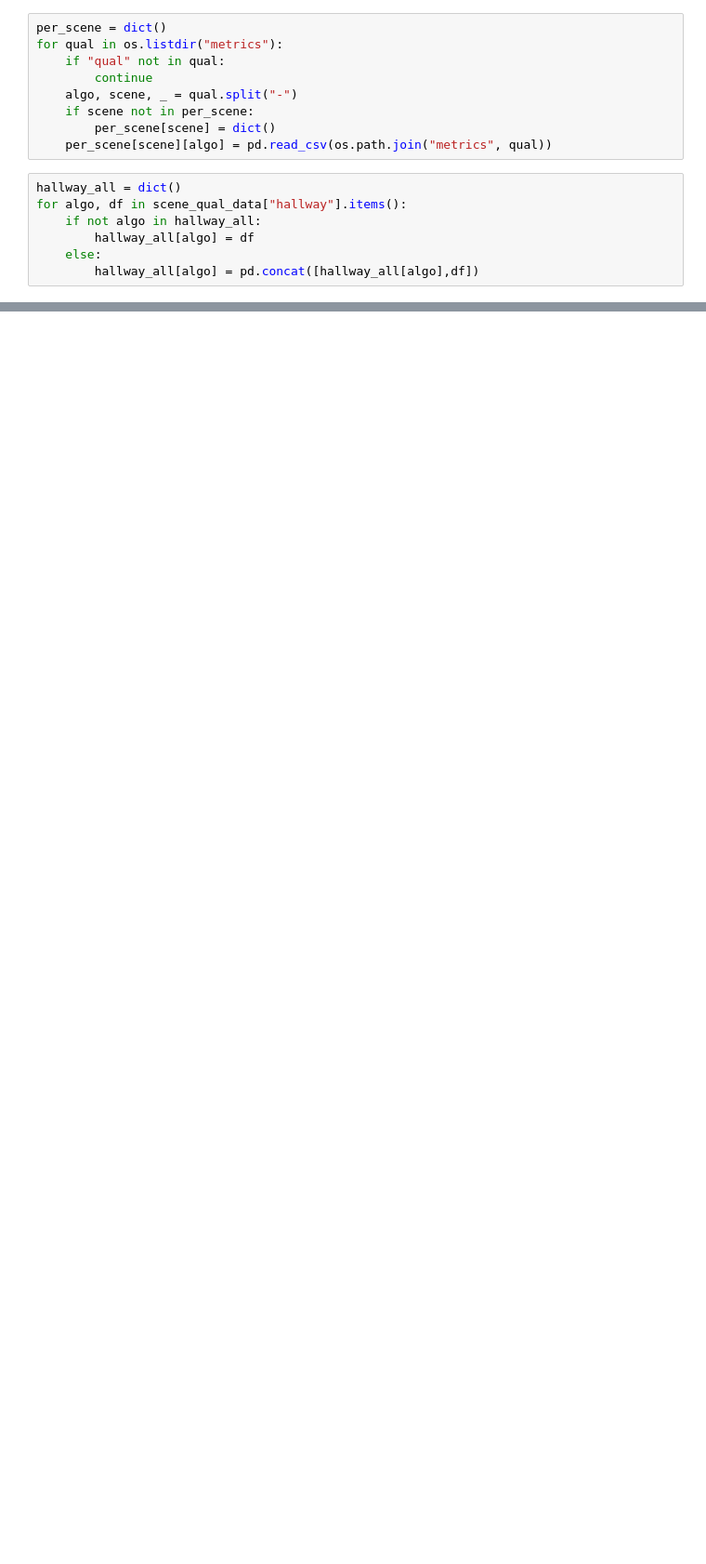
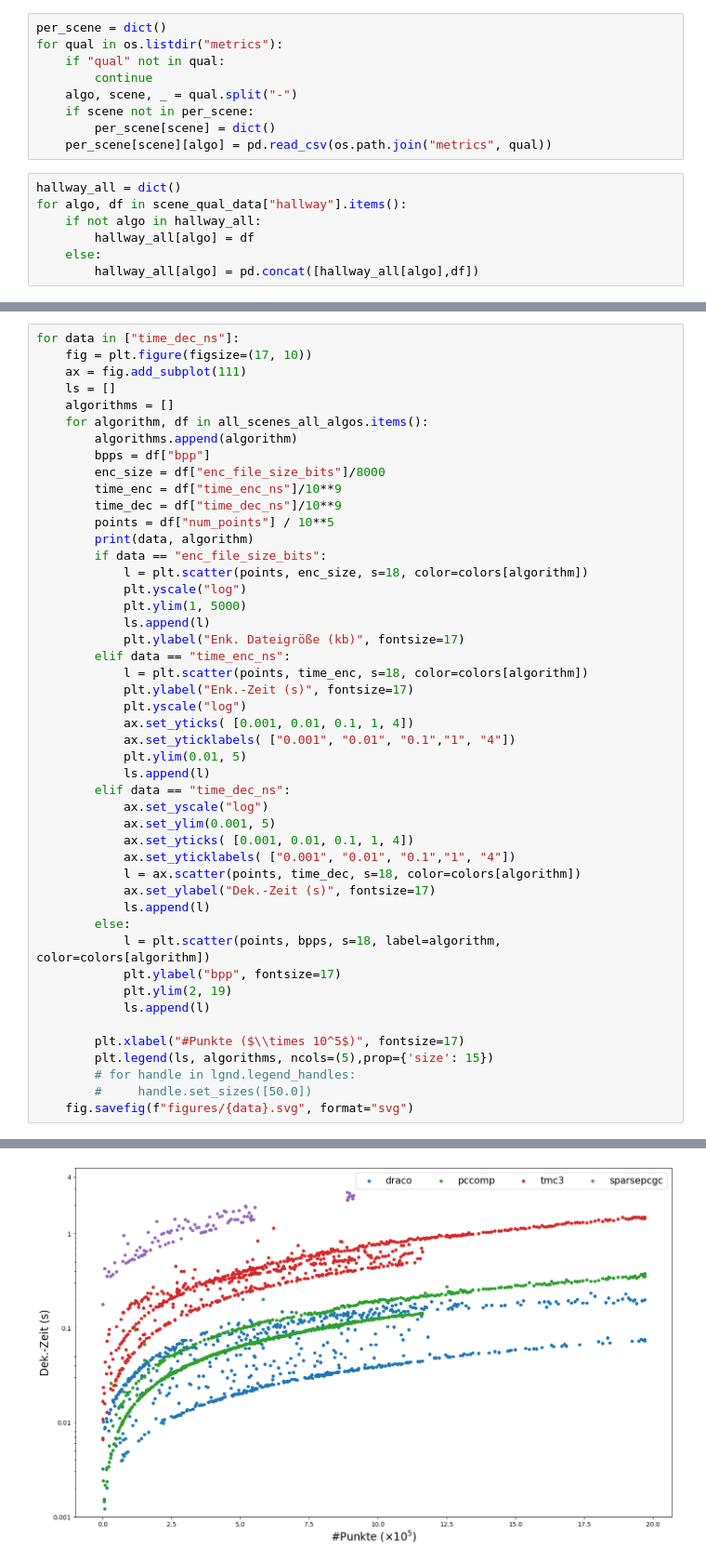
Before and after one commit to lupeterm/pc-compression, a Jupyter notebook: plot.ipynb, the cells around one changed output, grey strips where cells are left out. Shown at 93% size. Drawn from its saved outputs; the diff is of its cells as text; blank space fills up the shorter version.

```diff
--- a/plot.ipynb
+++ b/plot.ipynb
@@ -291,0 +287,48 @@ plt.show()
+# %%
+for data in ["time_dec_ns"]:
+    fig = plt.figure(figsize=(17, 10))
+    ax = fig.add_subplot(111)
+    ls = []
+    algorithms = []
+    for algorithm, df in all_scenes_all_algos.items():
+        algorithms.append(algorithm)
+        bpps = df["bpp"]
+        enc_size = df["enc_file_size_bits"]/8000
+        time_enc = df["time_enc_ns"]/10**9
+        time_dec = df["time_dec_ns"]/10**9
+        points = df["num_points"] / 10**5
+        print(data, algorithm)
+        if data == "enc_file_size_bits":
+            l = plt.scatter(points, enc_size, s=18, color=colors[algorithm])
+            plt.yscale("log")
+            plt.ylim(1, 5000)
+            ls.append(l)
+            plt.ylabel("Enk. Dateigröße (kb)", fontsize=17)
+        elif data == "time_enc_ns":
+            l = plt.scatter(points, time_enc, s=18, color=colors[algorithm])
+            plt.ylabel("Enk.-Zeit (s)", fontsize=17)
+            plt.yscale("log")
+            ax.set_yticks( [0.001, 0.01, 0.1, 1, 4])
+            ax.set_yticklabels( ["0.001", "0.01", "0.1","1", "4"])
+            plt.ylim(0.01, 5)
+            ls.append(l)
+        elif data == "time_dec_ns":
+            ax.set_yscale("log")
+            ax.set_ylim(0.001, 5)
+            ax.set_yticks( [0.001, 0.01, 0.1, 1, 4])
+            ax.set_yticklabels( ["0.001", "0.01", "0.1","1", "4"])
+            l = ax.scatter(points, time_dec, s=18, color=colors[algorithm])
+            ax.set_ylabel("Dek.-Zeit (s)", fontsize=17)
+            ls.append(l)
+        else:
+            l = plt.scatter(points, bpps, s=18, label=algorithm, color=colors[algorithm])
+            plt.ylabel("bpp", fontsize=17)
+            plt.ylim(2, 19)
+            ls.append(l)
+
+        plt.xlabel("#Punkte ($\\times 10^5$)", fontsize=17)
+        plt.legend(ls, algorithms, ncols=(5),prop={'size': 15})
+        # for handle in lgnd.legend_handles:
+        #     handle.set_sizes([50.0])
+    fig.savefig(f"figures/{data}.svg", format="svg")
+# %% [output]
@@ -291,0 +339 @@ plt.show()
+[figure, added]
```
Also changed, not shown: parts of 14 cells of this notebook, 14 other files.
